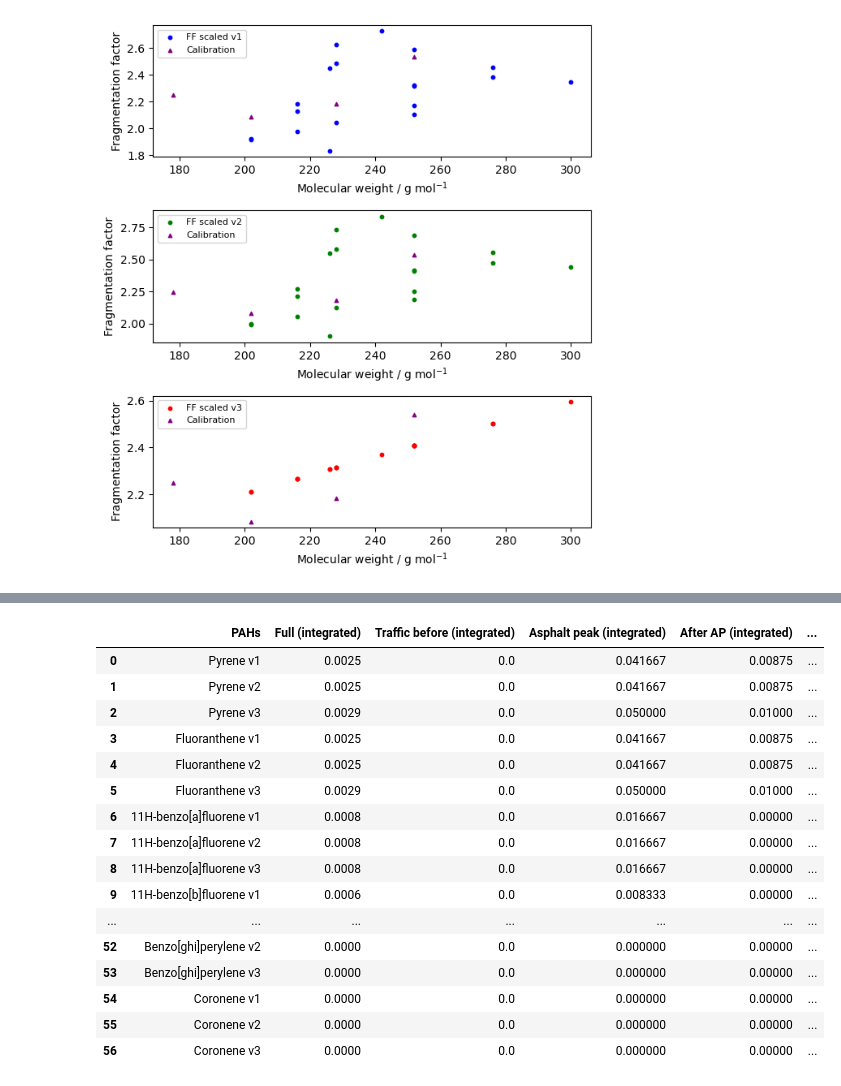
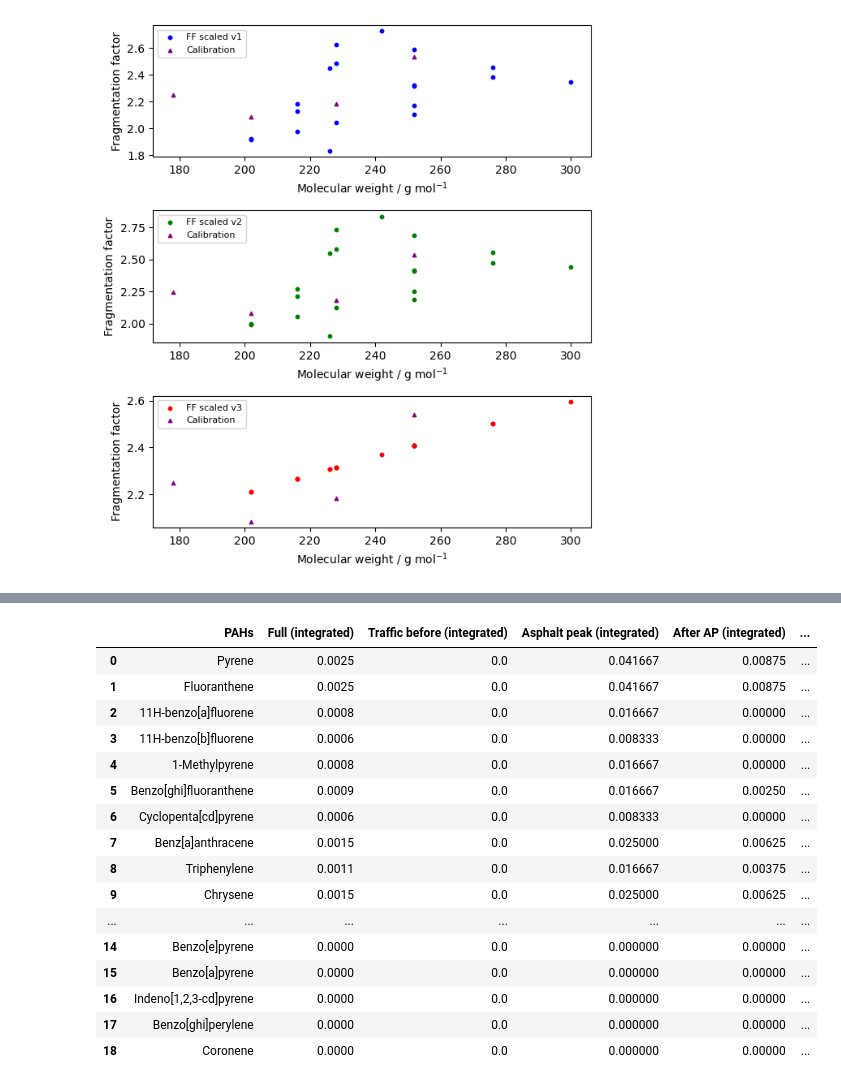
Before and after one commit to Normann25/NFA_project, a Jupyter notebook: cal.ipynb, the cells around one changed output, grey strips where cells are left out. Saved outputs shown, nothing was run; the diff lists cells and outputs as text; code cells hidden in the pictures.

```diff
--- a/cal.ipynb
+++ b/cal.ipynb
@@ -284,31 +249,41 @@ Index(['Time', 'Pyrene v1', 'Pyrene v2', 'Pyrene v3', 'Fluoranthene v1',
       dtype='object')
 # %%
 timestamps_PAH = np.array([['08:00:1', '08:15:', '08:55:', '09:05:', '09:06:1', '09:13:', '10:00:', '10:15:1'],    # Greve
+                           ['08:00:1', '08:15:', '08:55:', '09:05:', '09:06:1', '09:13:', '10:00:', '10:15:1'],    # Greve
+                           ['08:00:1', '08:15:', '08:55:', '09:05:', '09:06:1', '09:13:', '10:00:', '10:15:1'],    # Greve
+                           ['09:17:1', '09:47:1', '10:40:', '10:47:1', '11:05:1', '11:08:', '11:15:1', '11:30:'],    # Indiakaj d. 13
+                           ['09:17:1', '09:47:1', '10:40:', '10:47:1', '11:05:1', '11:08:', '11:15:1', '11:30:'],    # Indiakaj d. 13
                            ['09:17:1', '09:47:1', '10:40:', '10:47:1', '11:05:1', '11:08:', '11:15:1', '11:30:'],    # Indiakaj d. 13
                            ['07:40:0', '07:55:', '08:35:', '08:43:', '08:44:0', '08:55:', '09:15:', '09:30:0'],    # Indiakaj d. 14
+                           ['07:40:0', '07:55:', '08:35:', '08:43:', '08:44:0', '08:55:', '09:15:', '09:30:0'],    # Indiakaj d. 14
+                           ['07:40:0', '07:55:', '08:35:', '08:43:', '08:44:0', '08:55:', '09:15:', '09:30:0'],    # Indiakaj d. 14
                            ['11:30:', '12:00:', '12:43:1', '12:45:1', '12:47:1', '13:00:', '13:20:', '13:33:1'],    # Vesterbrogade d. 12
+                           ['11:30:', '12:00:', '12:43:1', '12:45:1', '12:47:1', '13:00:', '13:20:', '13:33:1'],    # Vesterbrogade d. 12
+                           ['11:30:', '12:00:', '12:43:1', '12:45:1', '12:47:1', '13:00:', '13:20:', '13:33:1'],    # Vesterbrogade d. 12
+                           ['11:05:0', '11:30:', '11:55:0', '12:00:', '12:10:', '12:20:', '12:40:', '12:55:1'],   # Vesterbrogade d. 13
+                           ['11:05:0', '11:30:', '11:55:0', '12:00:', '12:10:', '12:20:', '12:40:', '12:55:1'],   # Vesterbrogade d. 13
                            ['11:05:0', '11:30:', '11:55:0', '12:00:', '12:10:', '12:20:', '12:40:', '12:55:1']])   # Vesterbrogade d. 13
 # %%
 path_scaled_conc = 'L:/PG-Nanoteknologi/PROJEKTER/EPA-asfaltprojekt/On-line PAH Projekt KU/'
 
 PAH_mean = mean_conc(PAH_scaled, timestamps_PAH, path_scaled_conc, parent_path)
 
-display(PAH_mean['Vesterbrogade 120623'])
+display(PAH_mean['Vesterbrogade 120623 v1'])
 # %% [output]
 |  | PAHs | Full (integrated) | Traffic before (integrated) | Asphalt peak (integrated) | After AP (integrated) | ... |
-| 0 | Pyrene v1 | 0.0025 | 0.0 | 0.041667 | 0.00875 | ... |
-| 1 | Pyrene v2 | 0.0025 | 0.0 | 0.041667 | 0.00875 | ... |
-| 2 | Pyrene v3 | 0.0029 | 0.0 | 0.050000 | 0.01000 | ... |
-| 3 | Fluoranthene v1 | 0.0025 | 0.0 | 0.041667 | 0.00875 | ... |
-| 4 | Fluoranthene v2 | 0.0025 | 0.0 | 0.041667 | 0.00875 | ... |
-| 5 | Fluoranthene v3 | 0.0029 | 0.0 | 0.050000 | 0.01000 | ... |
-| 6 | 11H-benzo[a]fluorene v1 | 0.0008 | 0.0 | 0.016667 | 0.00000 | ... |
-| 7 | 11H-benzo[a]fluorene v2 | 0.0008 | 0.0 | 0.016667 | 0.00000 | ... |
-| 8 | 11H-benzo[a]fluorene v3 | 0.0008 | 0.0 | 0.016667 | 0.00000 | ... |
-| 9 | 11H-benzo[b]fluorene v1 | 0.0006 | 0.0 | 0.008333 | 0.00000 | ... |
+| 0 | Pyrene | 0.0025 | 0.0 | 0.041667 | 0.00875 | ... |
+| 1 | Fluoranthene | 0.0025 | 0.0 | 0.041667 | 0.00875 | ... |
+| 2 | 11H-benzo[a]fluorene | 0.0008 | 0.0 | 0.016667 | 0.00000 | ... |
+| 3 | 11H-benzo[b]fluorene | 0.0006 | 0.0 | 0.008333 | 0.00000 | ... |
+| 4 | 1-Methylpyrene | 0.0008 | 0.0 | 0.016667 | 0.00000 | ... |
+| 5 | Benzo[ghi]fluoranthene | 0.0009 | 0.0 | 0.016667 | 0.00250 | ... |
+| 6 | Cyclopenta[cd]pyrene | 0.0006 | 0.0 | 0.008333 | 0.00000 | ... |
+| 7 | Benz[a]anthracene | 0.0015 | 0.0 | 0.025000 | 0.00625 | ... |
+| 8 | Triphenylene | 0.0011 | 0.0 | 0.016667 | 0.00375 | ... |
+| 9 | Chrysene | 0.0015 | 0.0 | 0.025000 | 0.00625 | ... |
 | ... | ... | ... | ... | ... | ... | ... |
-| 52 | Benzo[ghi]perylene v2 | 0.0000 | 0.0 | 0.000000 | 0.00000 | ... |
-| 53 | Benzo[ghi]perylene v3 | 0.0000 | 0.0 | 0.000000 | 0.00000 | ... |
-| 54 | Coronene v1 | 0.0000 | 0.0 | 0.000000 | 0.00000 | ... |
-| 55 | Coronene v2 | 0.0000 | 0.0 | 0.000000 | 0.00000 | ... |
-| 56 | Coronene v3 | 0.0000 | 0.0 | 0.000000 | 0.00000 | ... |
+| 14 | Benzo[e]pyrene | 0.0000 | 0.0 | 0.000000 | 0.00000 | ... |
+| 15 | Benzo[a]pyrene | 0.0000 | 0.0 | 0.000000 | 0.00000 | ... |
+| 16 | Indeno[1,2,3-cd]pyrene | 0.0000 | 0.0 | 0.000000 | 0.00000 | ... |
+| 17 | Benzo[ghi]perylene | 0.0000 | 0.0 | 0.000000 | 0.00000 | ... |
+| 18 | Coronene | 0.0000 | 0.0 | 0.000000 | 0.00000 | ... |
```
Also changed, not shown: parts of 3 cells of this notebook, 1 other file.
